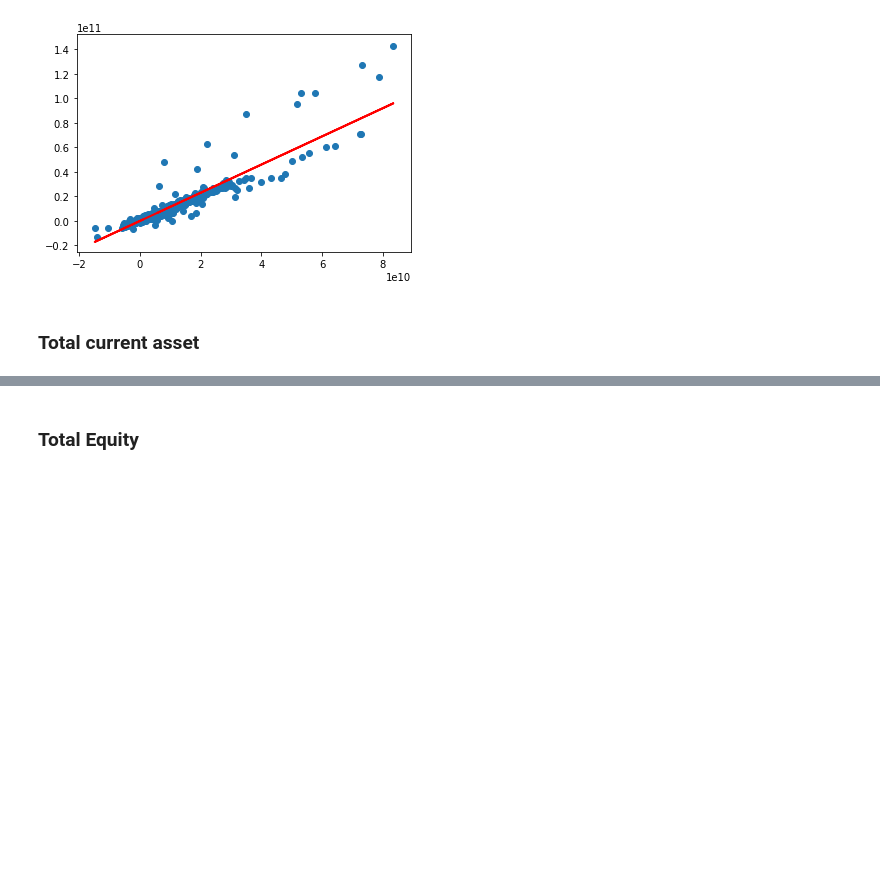
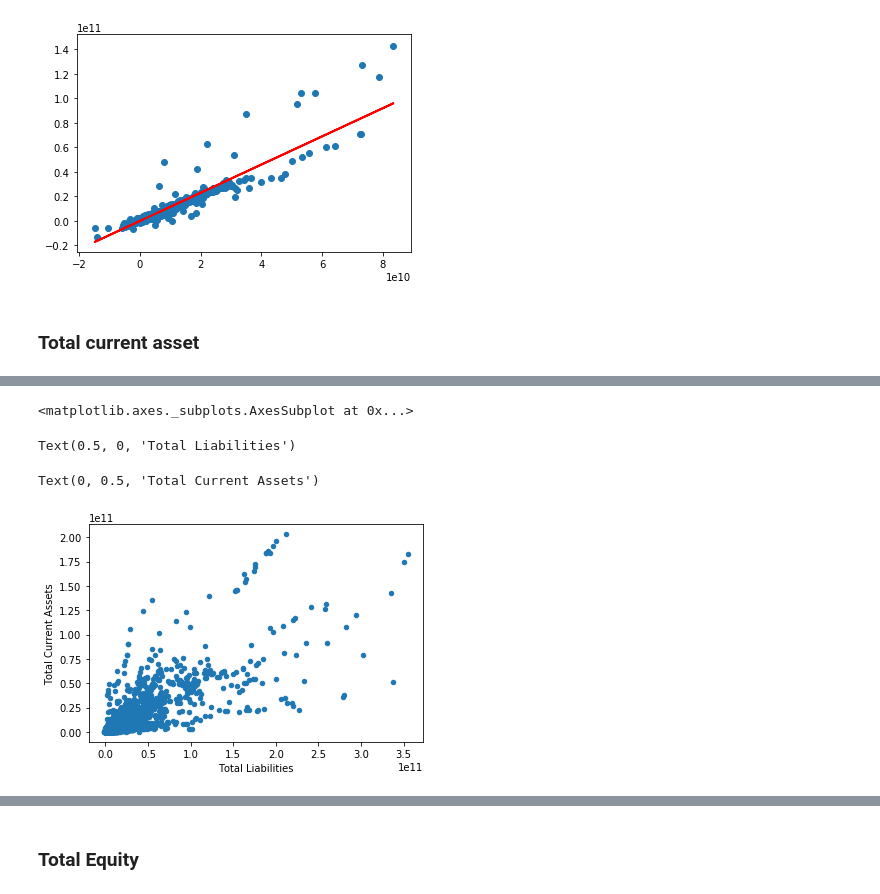
Before and after one commit to chengxinru/capstone_repository, a Jupyter notebook: code/Compute_ratios.ipynb, the cells around one changed output, grey strips where cells are left out. Cells and saved outputs as stored; diff of their text form; code cells hidden in the pictures; blank space fills up the shorter version.

```diff
--- a/code/Compute_ratios.ipynb
+++ b/code/Compute_ratios.ipynb
@@ -411,9 +493,15 @@ prop_nonmissing(df4[df4['Total Current Assets'].isnull()][names])
+# %%
+#check the linearity: pretty linear
+mydata = df4[['Total Current Assets', "Total Liabilities" ]].dropna(how="any")
 # %%
-#check the linearity: pretty linear
-mydata = df4[['Total Current Assets', "Total Liabilities","Total Current Liabilities" ]].dropna(how="any")
 mydata.plot(kind= 'scatter', x="Total Liabilities", y='Total Current Assets')
 plt.xlabel("Total Liabilities")
 plt.ylabel('Total Current Assets')
+# %% [output]
+<matplotlib.axes._subplots.AxesSubplot at 0x...>
+Text(0.5, 0, 'Total Liabilities')
+Text(0, 0.5, 'Total Current Assets')
+[figure, added]
 # %%
 #fit linear regression and use the fitted value to fill missing value
 regressor = LinearRegression()
```
Also changed, not shown: parts of 28 cells of this notebook, 7 other files.
